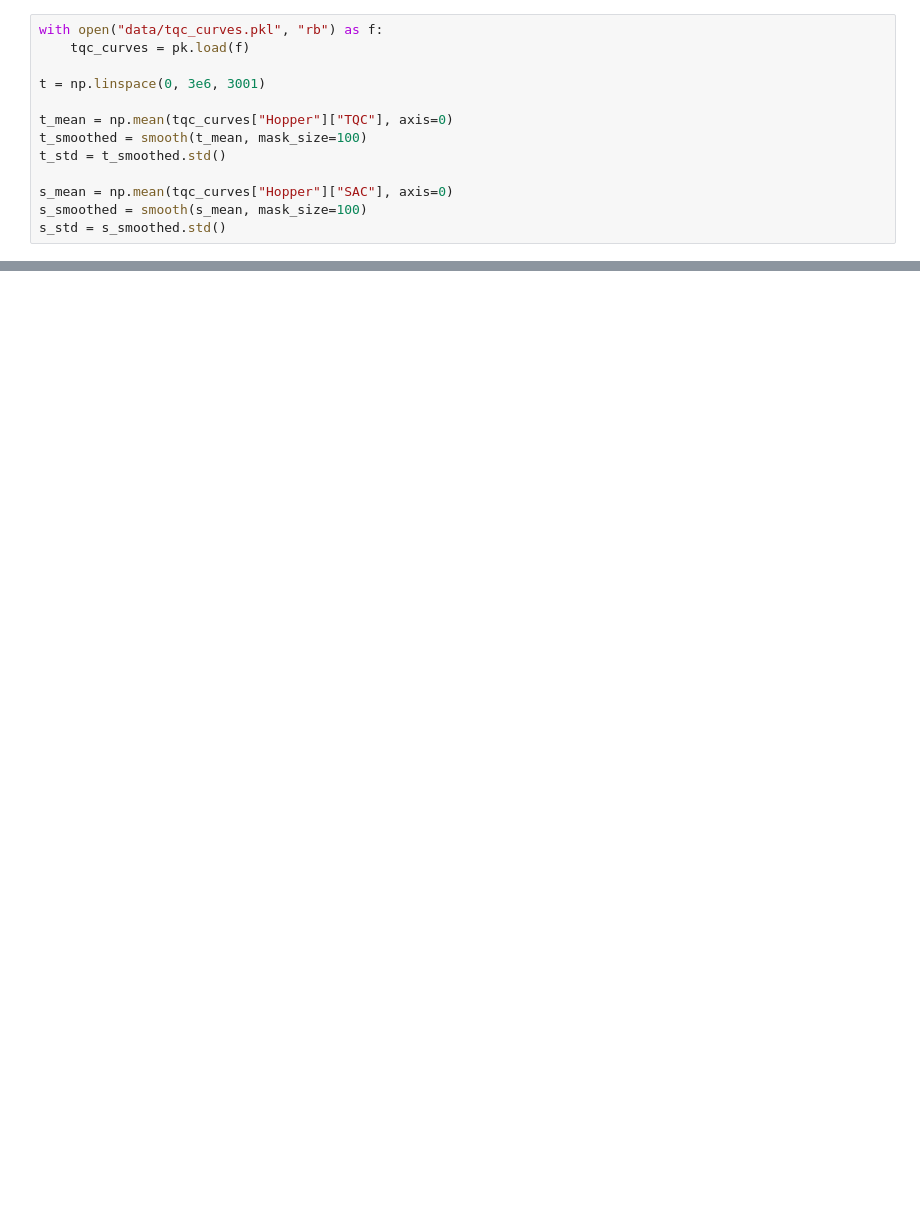
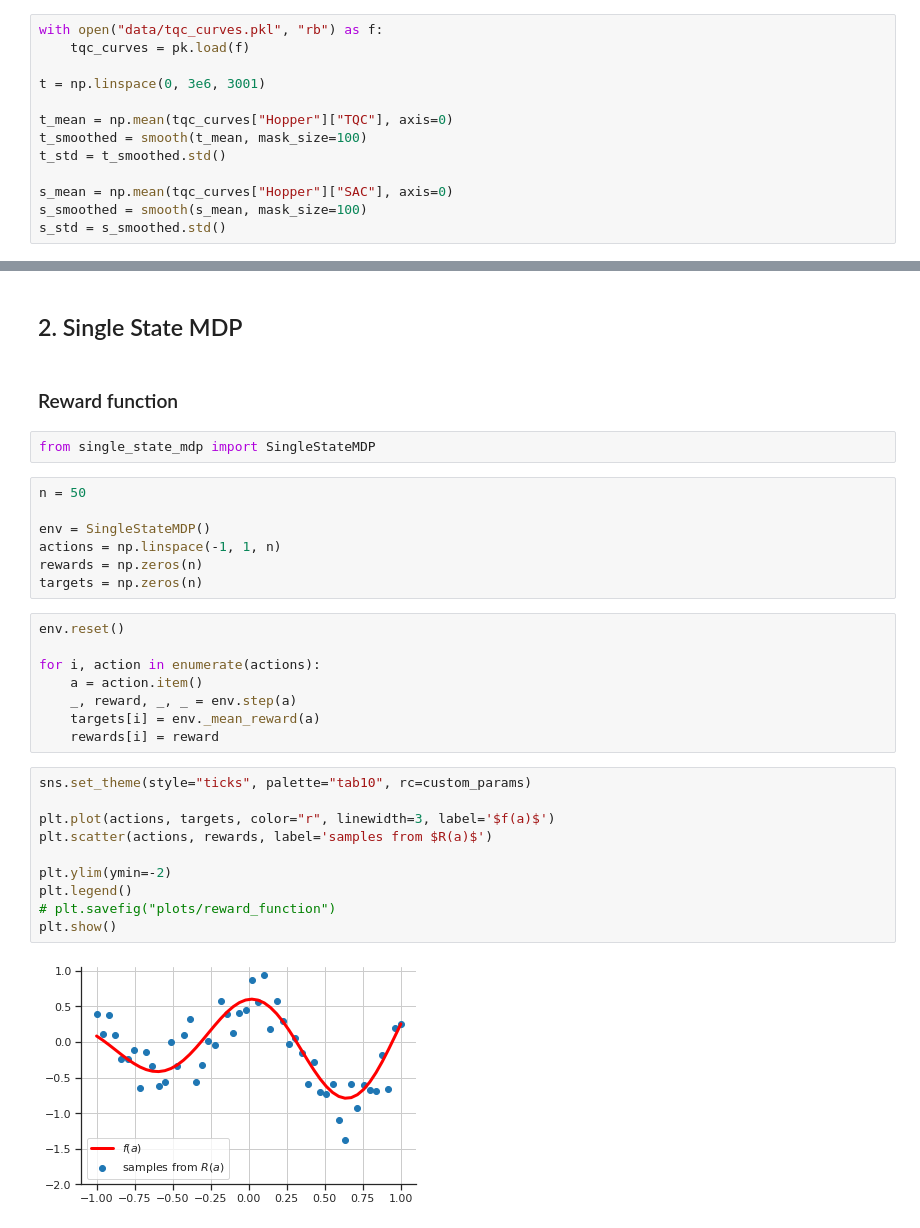
Before and after one commit to julesdubr/iar_tqc, a Jupyter notebook: plot.ipynb, the cells around one changed output, grey strips where cells are left out. Drawn from its saved outputs; the diff is of its cells as text; blank space fills up the shorter version.

```diff
--- a/plot.ipynb
+++ b/plot.ipynb
@@ -109,0 +113,33 @@ fig.savefig(
+# %% [markdown]
+## 2. Single State MDP
+# %% [markdown]
+### Reward function
+# %%
+from single_state_mdp import SingleStateMDP
+# %%
+n = 50
+
+env = SingleStateMDP()
+actions = np.linspace(-1, 1, n)
+rewards = np.zeros(n)
+targets = np.zeros(n)
+# %%
+env.reset()
+
+for i, action in enumerate(actions):
+    a = action.item()
+    _, reward, _, _ = env.step(a)
+    targets[i] = env._mean_reward(a)
+    rewards[i] = reward
+# %%
+sns.set_theme(style="ticks", palette="tab10", rc=custom_params)
+
+plt.plot(actions, targets, color="r", linewidth=3, label='$f(a)$')
+plt.scatter(actions, rewards, label='samples from $R(a)$')
+
+plt.ylim(ymin=-2)
+plt.legend()
+# plt.savefig("plots/reward_function")
+plt.show()
+# %% [output]
+[figure, added]
```
Also changed, not shown: parts of 7 cells of this notebook, 6 other files.
